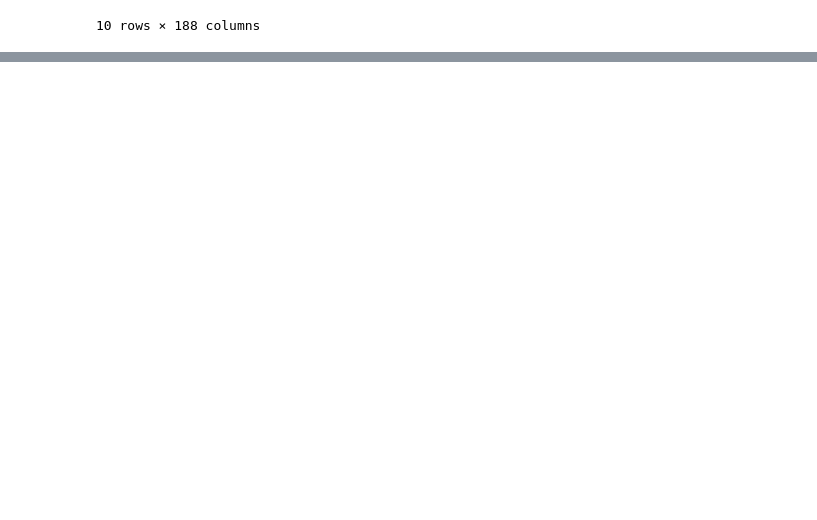
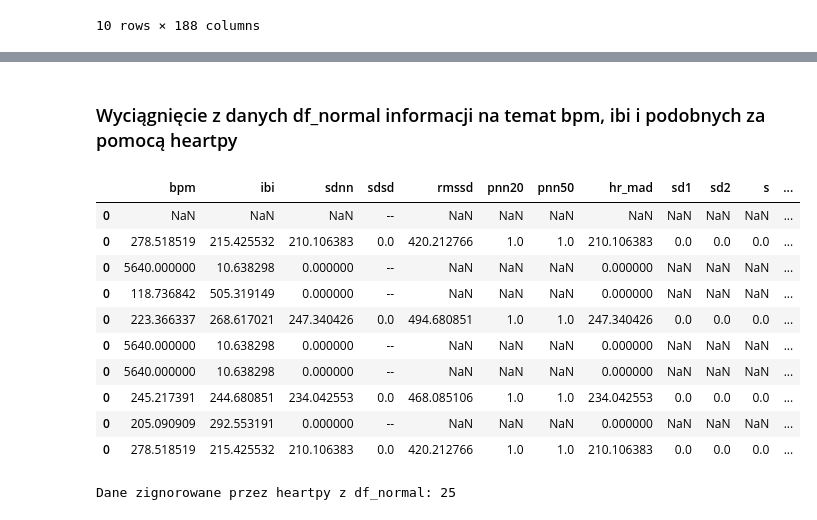
Before and after one commit to bartekbiz/ECD-Anomaly-Detection-Model, a Jupyter notebook: notebooks/ECD-Anomaly-Detection.ipynb, the cells around one changed output, grey strips where cells are left out. Saved outputs shown, nothing was run; the diff lists cells and outputs as text; code cells hidden in the pictures; blank space fills up the shorter version.

```diff
--- a/notebooks/ECD-Anomaly-Detection.ipynb
+++ b/notebooks/ECD-Anomaly-Detection.ipynb
@@ -24,0 +65,36 @@ df_normal.head(10)
+# %%
+def get_measures(df):
+    df_result = pd.DataFrame()
+
+    for i in range(0, len(df)):
+        current_row = df.iloc[i]
+        try:
+            filtered = hp.filter_signal(current_row, cutoff = 8, sample_rate = 25.0, order = 3, filtertype='lowpass')
+            w, m = hp.process(hp.scale_data(filtered), len(current_row))
+            df_processed = pd.DataFrame([m])
+            df_result = pd.concat([df_result, df_processed])
+        except:
+            pass
+
+    return df_result
+# %% [markdown]
+### Wyciągnięcie z danych df_normal informacji na temat bpm, ibi i podobnych za pomocą heartpy
+# %%
+df_normal_processed = get_measures(df_normal)
+df_normal_processed.head(10)
+# %% [output]
+|  | bpm | ibi | sdnn | sdsd | rmssd | pnn20 | pnn50 | hr_mad | sd1 | sd2 | s | ... |
+| 0 | NaN | NaN | NaN | -- | NaN | NaN | NaN | NaN | NaN | NaN | NaN | ... |
+| 0 | 278.518519 | 215.425532 | 210.106383 | 0.0 | 420.212766 | 1.0 | 1.0 | 210.106383 | 0.0 | 0.0 | 0.0 | ... |
+| 0 | 5640.000000 | 10.638298 | 0.000000 | -- | NaN | NaN | NaN | 0.000000 | NaN | NaN | NaN | ... |
+| 0 | 118.736842 | 505.319149 | 0.000000 | -- | NaN | NaN | NaN | 0.000000 | NaN | NaN | NaN | ... |
+| 0 | 223.366337 | 268.617021 | 247.340426 | 0.0 | 494.680851 | 1.0 | 1.0 | 247.340426 | 0.0 | 0.0 | 0.0 | ... |
+| 0 | 5640.000000 | 10.638298 | 0.000000 | -- | NaN | NaN | NaN | 0.000000 | NaN | NaN | NaN | ... |
+| 0 | 5640.000000 | 10.638298 | 0.000000 | -- | NaN | NaN | NaN | 0.000000 | NaN | NaN | NaN | ... |
+| 0 | 245.217391 | 244.680851 | 234.042553 | 0.0 | 468.085106 | 1.0 | 1.0 | 234.042553 | 0.0 | 0.0 | 0.0 | ... |
+| 0 | 205.090909 | 292.553191 | 0.000000 | -- | NaN | NaN | NaN | 0.000000 | NaN | NaN | NaN | ... |
+| 0 | 278.518519 | 215.425532 | 210.106383 | 0.0 | 420.212766 | 1.0 | 1.0 | 210.106383 | 0.0 | 0.0 | 0.0 | ... |
+# %%
+print(f"Dane zignorowane przez heartpy z df_normal: {df_normal.shape[0] - df_normal_processed.shape[0]}")
+# %% [output]
+Dane zignorowane przez heartpy z df_normal: 25
```
Also changed, not shown: parts of 13 cells of this notebook.
